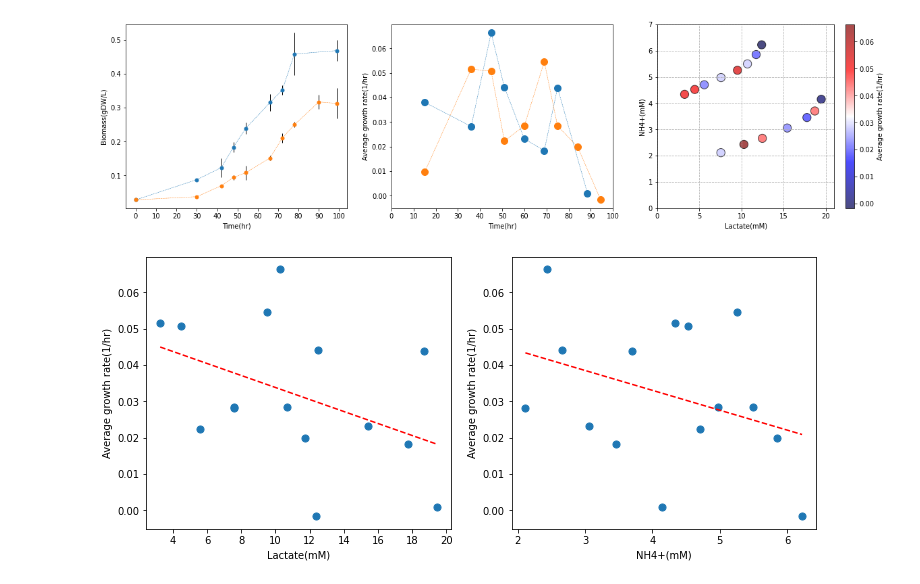
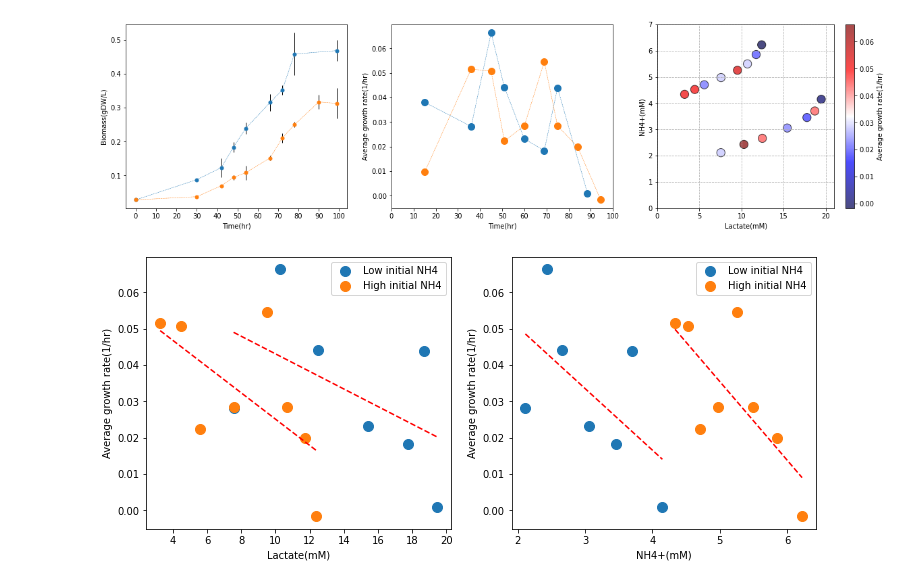
Before and after one commit to SizheQiu/PigGEM2025, a Jupyter notebook: code/CellCulture.ipynb, the cells around one changed output. Cells and saved outputs as stored; diff of their text form; code cells hidden in the pictures.

```diff
--- a/code/CellCulture.ipynb
+++ b/code/CellCulture.ipynb
@@ -153,16 +153,21 @@ for ax in axs[:2]:
 [figure]
 # %%
 fig,axs=plt.subplots(1,2,figsize=(12,5))
-grs = list(approx_low['gr'])[1:]+list(approx_high['gr'])[1:]
-axs[0].scatter(list(approx_low['Lac_conc'])[1:]+list(approx_high['Lac_conc'])[1:],grs,marker='o', s=50)
-add_linear(axs[0], list(approx_low['Lac_conc'])[1:]+list(approx_high['Lac_conc'])[1:],grs)
-axs[1].scatter(list(approx_low['NH4_conc'])[1:]+list(approx_high['NH4_conc'])[1:],grs,marker='o', s=50)
-add_linear(axs[1], list(approx_low['NH4_conc'])[1:]+list(approx_high['NH4_conc'])[1:],grs)
+axs[0].scatter(list(approx_low['Lac_conc'])[1:],list(approx_low['gr'])[1:],marker='o', s=100,label='Low initial NH4')
+axs[0].scatter(list(approx_high['Lac_conc'])[1:],list(approx_high['gr'])[1:],marker='o', s=100,label='High initial NH4')
+
+add_linear(axs[0], list(approx_low['Lac_conc'])[1:],list(approx_low['gr'])[1:])
+add_linear(axs[0], list(approx_high['Lac_conc'])[1:],list(approx_high['gr'])[1:])
+axs[1].scatter(list(approx_low['NH4_conc'])[1:], list(approx_low['gr'])[1:],marker='o', s=100,label='Low initial NH4')
+axs[1].scatter(list(approx_high['NH4_conc'])[1:], list(approx_high['gr'])[1:],marker='o', s=100,label='High initial NH4')
+add_linear(axs[1], list(approx_low['NH4_conc'])[1:],list(approx_low['gr'])[1:])
+add_linear(axs[1], list(approx_high['NH4_conc'])[1:],list(approx_high['gr'])[1:])
 for ax in axs:
     ax.set_ylabel('Average growth rate(1/hr)')
+    ax.legend()
 axs[0].set_xlabel('Lactate(mM)'); axs[1].set_xlabel('NH4+(mM)');
 # %% [output]
-[figure, old version]
+[figure, new version]
 # %%
 ATP_approx_low, ATP_approx_high=[],[]
 for i in range(len(approx_low.index)):
```
Also changed, not shown: parts of 7 cells of this notebook.
